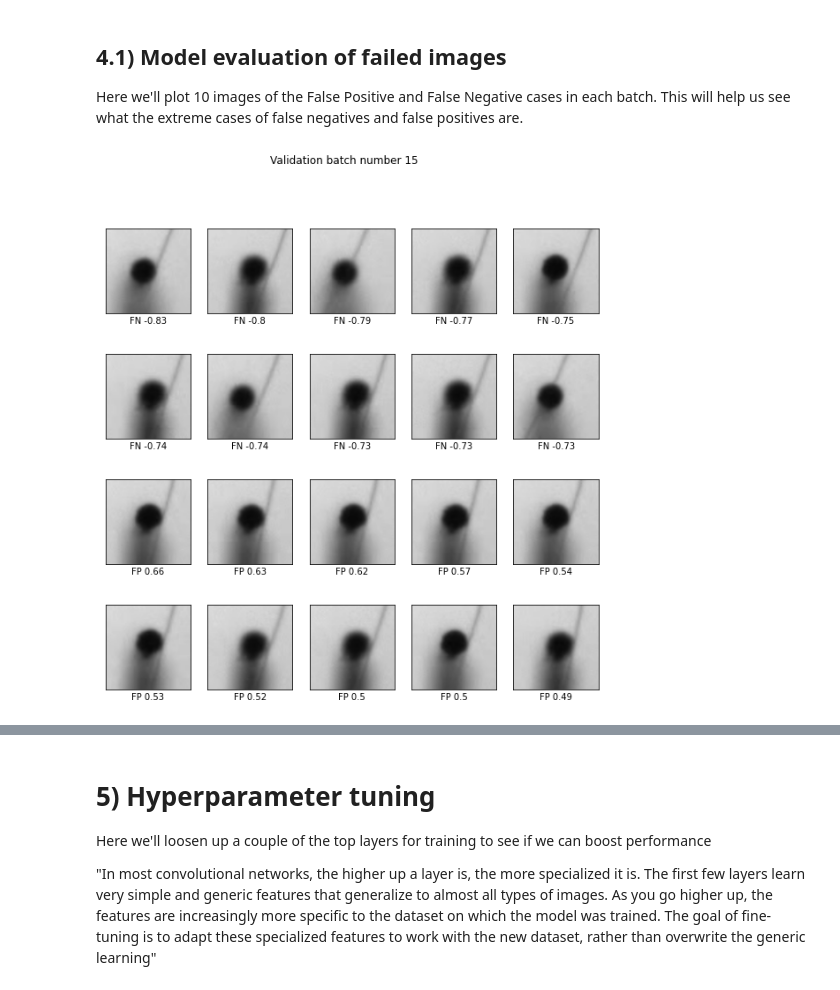
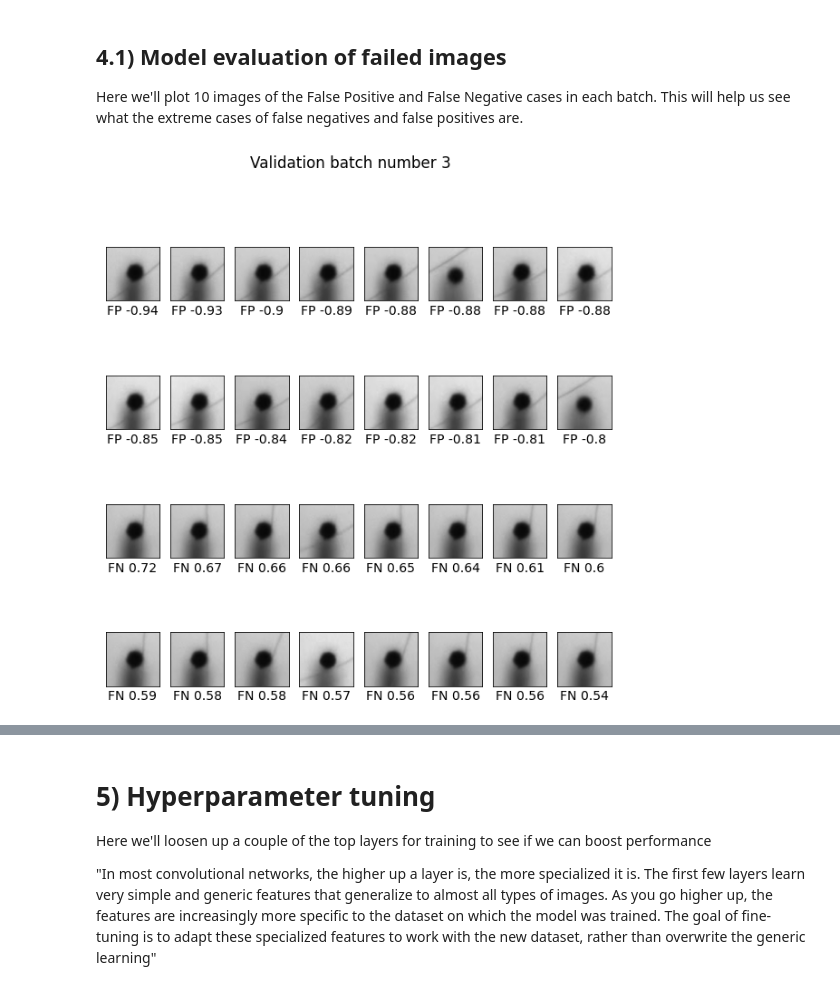
Before and after one commit to jacheung/bookshelf, a Jupyter notebook: autocurator_CNN_v1_4.ipynb, the cells around one changed output, grey strips where cells are left out. Drawn from its saved outputs; the diff is of its cells as text; code cells hidden in the pictures.

```diff
--- a/autocurator_CNN_v1_4.ipynb
+++ b/autocurator_CNN_v1_4.ipynb
@@ -450,24 +444,24 @@ plot_metrics(history)
 # %%
-import matplotlib.animation as animation
+# Confusion matrix last epoch
+def plot_confusion_matrix(history, epoch):
+  fig = plt.figure(figsize = (6,6))
+  plt.rcParams.update({'font.size':14})
+  plt.tight_layout()
 
-fig = plt.figure(figsize = (2,2))
-ims = []
-
-# for k in history.epoch:
-for k in range(history.epoch[-1]):
-  total_samples= history.history['tp'][k] + history.history['fp'][k] + history.history['tn'][k] + history.history['fn'][k]
-
-  values = np.array([[history.history['tp'][k], history.history['fp'][k]],
-                      [history.history['fn'][k], history.history['tn'][k]]]) / total_samples
-
+  total_samples= history.history['tp'][epoch] + history.history['fp'][epoch] + history.history['tn'][epoch] + history.history['fn'][epoch]
+  values = np.array([[history.history['tp'][epoch], history.history['fp'][epoch]],
+                      [history.history['fn'][epoch], history.history['tn'][epoch]]]) / total_samples
   for i in range(2):
       for j in range(2):
           text = plt.text(j, i, round(values[i, j],2),
                         ha="center", va="center", color="w")
 
-  im = plt.imshow(values)
-  ims.append([im])
+  im = plt.imshow(values,cmap='bone',vmin=0, vmax=1)
+  plt.yticks([0,1],labels=['Pred O', 'Pred X'])
+  plt.xticks([0,1],labels = ['True O', 'True X'],rotation=45)
+  plt.title('Final epoch performance')
+  plt.show
+  return values
 
-ani = animation.ArtistAnimation(fig, ims, interval=50, blit=False,
-                                repeat_delay=1000)
+plot_confusion_matrix(history,-1)
 # %% [output]
@@ -481,34 +477,34 @@ Here we'll plot 10 images of the False Positive and False Negative cases in each
 batch_num = np.random.choice(np.arange(0,len(my_validation_batch_generator.file_list_chunks)))
 dmatx, dmaty = my_validation_batch_generator.__getitem__(batch_num)
 
 # predict using the trained model and calculate difference from target
 # prob_diff: positive values are false negatives, negative values are false positives
 predy = model.predict(dmatx)
 prob_diff = dmaty - predy
 
 # sorted indices and values for plotting
 idx = np.argsort(prob_diff.flatten())
 values = np.sort(prob_diff.flatten()).round(2)
 
-images_to_sample = 10
+images_to_sample = 16
 
 plt.figure(figsize=(10,10))
 for i in range(images_to_sample):
     plt.subplot(4,images_to_sample/2,i+1)
     plt.xticks([])
     plt.yticks([])
     plt.grid(False)
     _ = plt.imshow(image_transform(dmatx[idx[i]]))
-    plt.xlabel('FN ' + str(values[i]))
+    plt.xlabel('FP ' + str(values[i]))
 
     plt.subplot(4,images_to_sample/2,images_to_sample+i+1)
     plt.xticks([])
     plt.yticks([])
     plt.grid(False)
     plt.imshow(image_transform(dmatx[idx[-i -1]]))
-    plt.xlabel('FP ' + str(values[-i -1]))
+    plt.xlabel('FN ' + str(values[-i -1]))
 
 plt.suptitle('Validation batch number ' + str(batch_num))
 plt.show()
 # %% [output]
-[figure, old version]
+[figure, new version]
```
Also changed, not shown: parts of 9 cells of this notebook.
